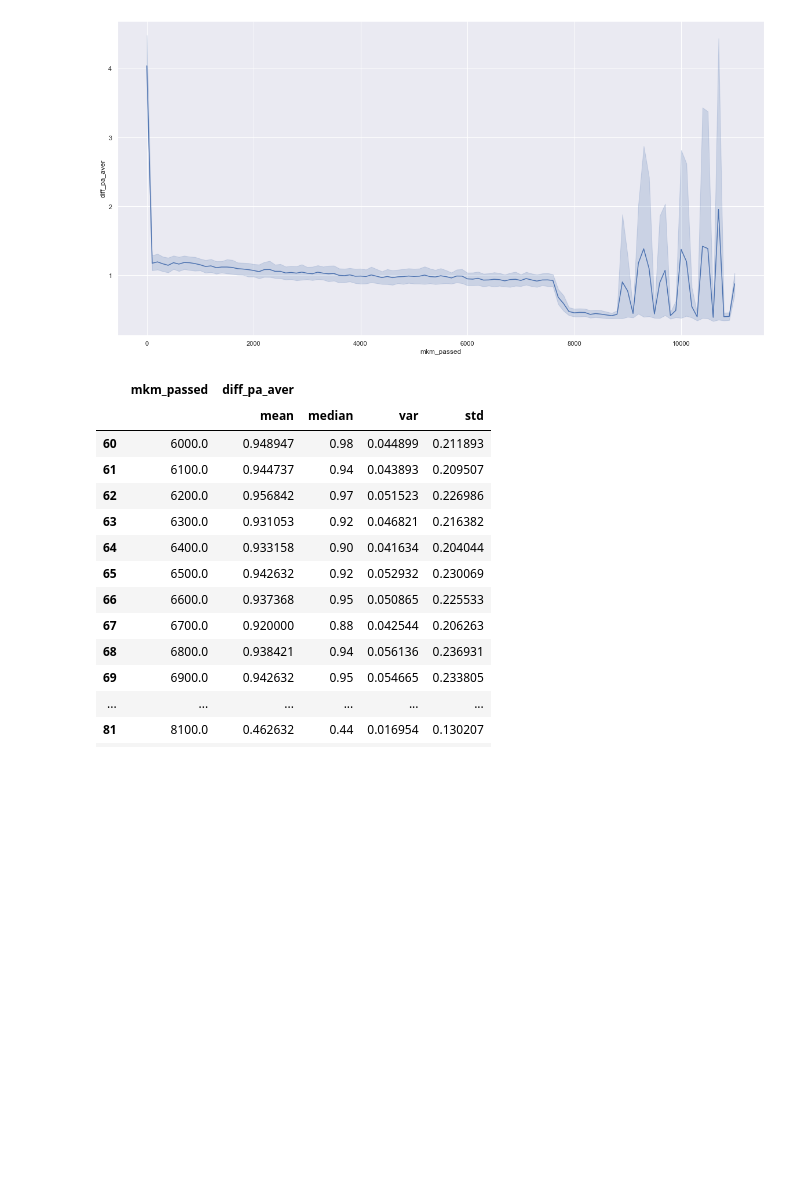
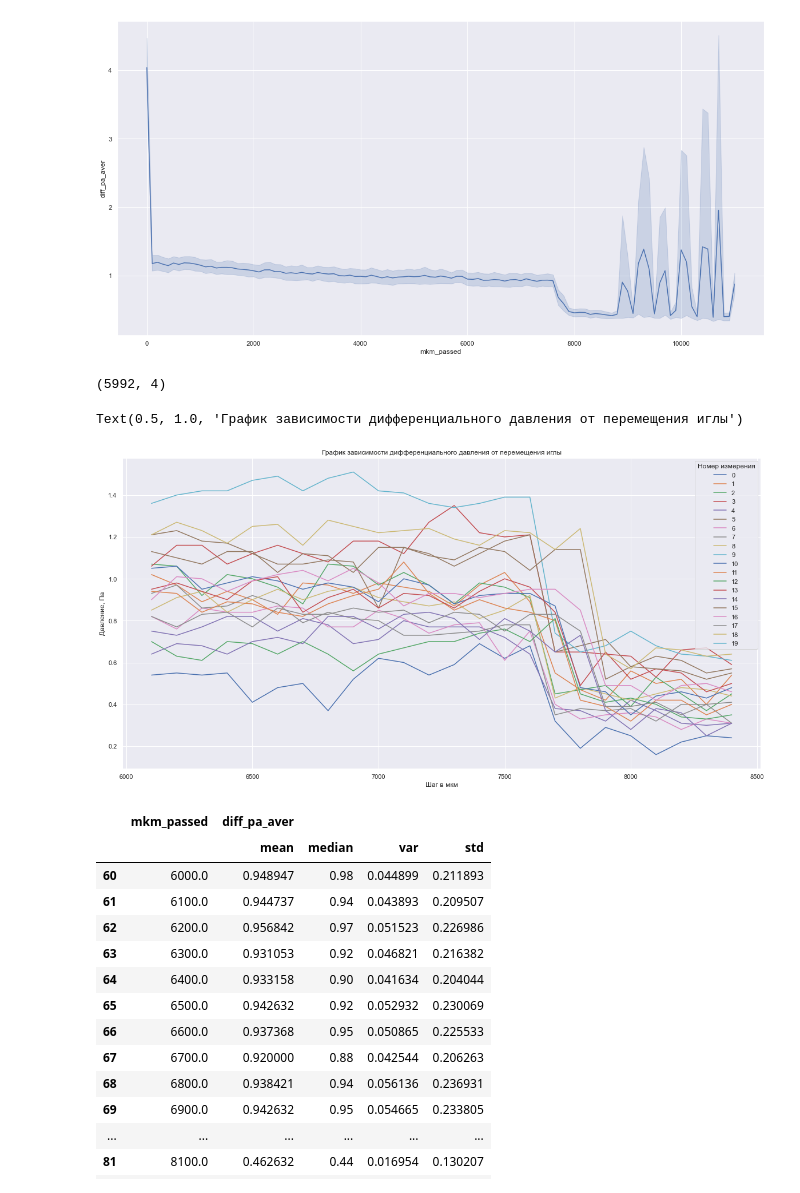
Before and after one commit to avmlds/touch-sensor, a Jupyter notebook: python/Untitled1.ipynb, the cells around one changed output. Saved outputs shown, nothing was run; the diff lists cells and outputs as text; code cells hidden in the pictures; blank space fills up the shorter version.

Commit message:
New images

```diff
--- a/python/Untitled1.ipynb
+++ b/python/Untitled1.ipynb
@@ -47,3 +47,13 @@ sns.lineplot(data=d2[["mkm_passed", "diff_pa_aver"]], x="mkm_passed", y="diff_pa
 # %% [output]
 <AxesSubplot:xlabel='mkm_passed', ylabel='diff_pa_aver'>
 [figure]
+# %%
+df = d[["epoch", "mkm_passed", "diff_pa_aver", "time"]]
+df1 = d2[["epoch", "mkm_passed", "diff_pa_aver", "time"]]
+# %%
+df.columns = ["Номер измерения", "Путь, мкм", "Дифф давление", "Время"]
+df1.columns = ["Номер измерения", "Путь, мкм", "Дифф давление", "Время"]
+# %%
+df.shape
+# %% [output]
+(5992, 4)
@@ -49,0 +62,11 @@ sns.lineplot(data=d2[["mkm_passed", "diff_pa_aver"]], x="mkm_passed", y="diff_pa
+# %%
+for n, i in df1.groupby("Номер измерения"):
+    plt.plot(i.loc[(i["Путь, мкм"] > 6000) & (i["Путь, мкм"] < 8500)]["Путь, мкм"], i.loc[(i["Путь, мкм"] > 6000) & (i["Путь, мкм"] < 8500)]["Дифф давление"], label=n)
+
+plt.legend(title="Номер измерения")
+plt.xlabel("Шаг в мкм")
+plt.ylabel("Давление, Па")
+plt.title("График зависимости дифференциального давления от перемещения иглы")
+# %% [output]
+Text(0.5, 1.0, 'График зависимости дифференциального давления от перемещения иглы')
+[figure, added]
```
Also changed, not shown: parts of 3 cells of this notebook, 4 other files.
